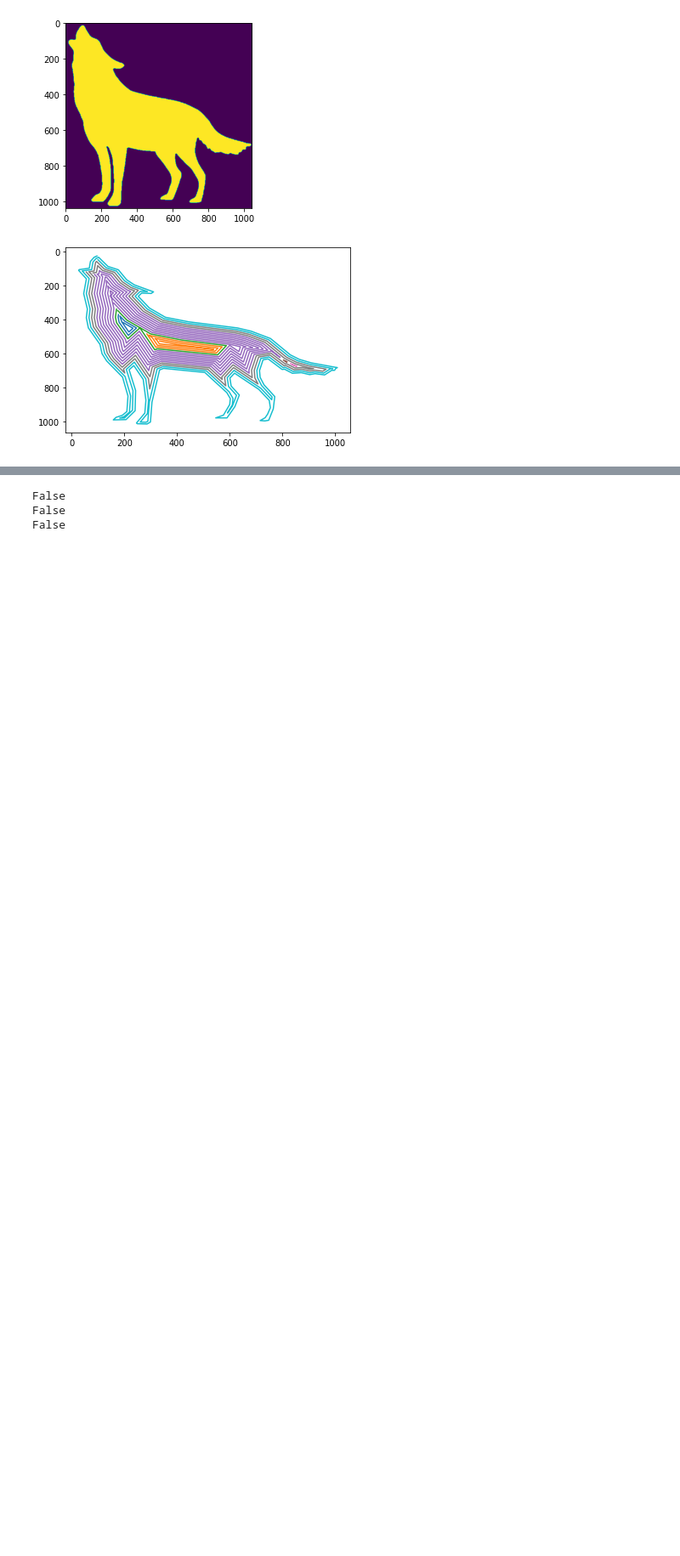
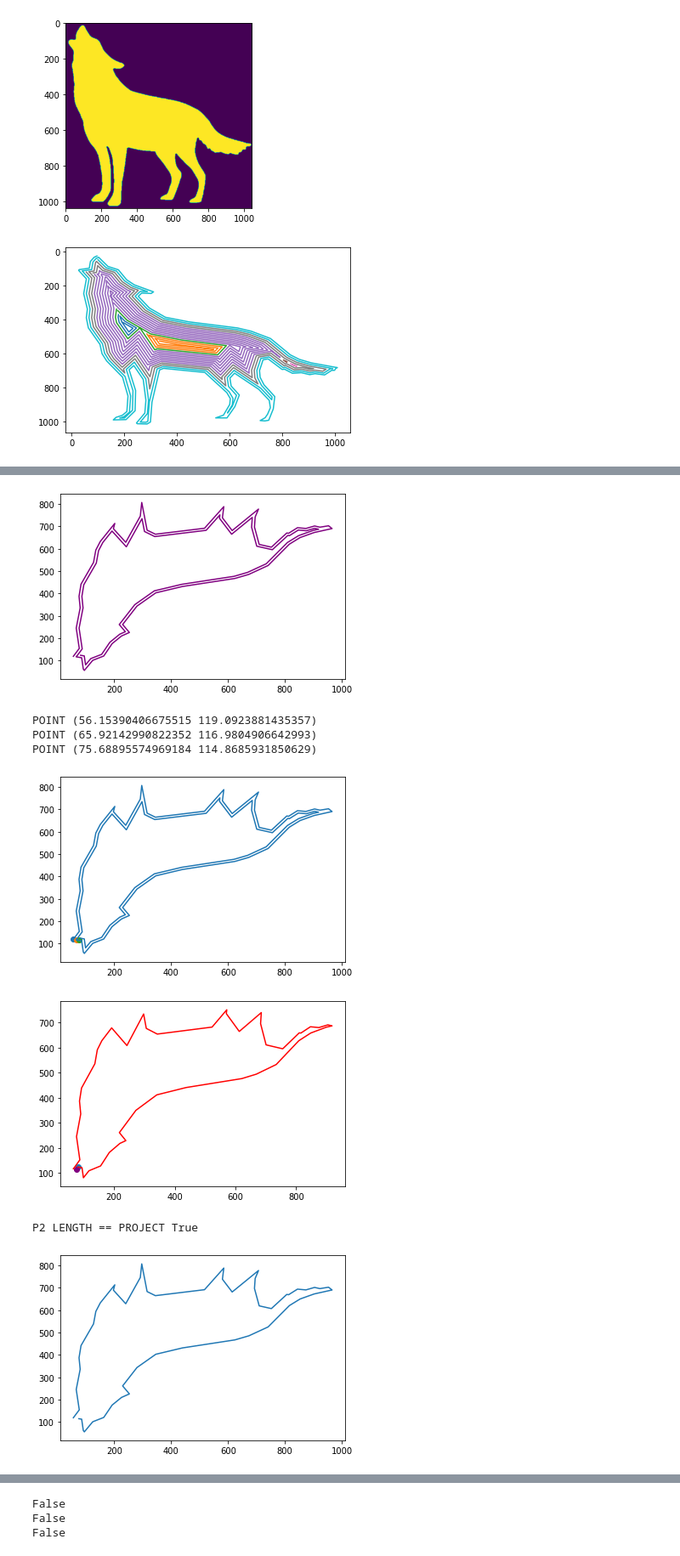
Before and after one commit to ejbosia/Fermat-Spirals, a Jupyter notebook: Fermat Spiral Paper.ipynb, the cells around one changed output, grey strips where cells are left out. Shown at 85% size. Saved outputs shown, nothing was run; the diff lists cells and outputs as text; code cells hidden in the pictures; blank space fills up the shorter version.

Commit message:
Working (but messy) fermat spirals
This seems to remove some of the issues. I need to double check that the outward spiral is correct

```diff
--- a/Fermat Spiral Paper.ipynb
+++ b/Fermat Spiral Paper.ipynb
@@ -158,6 +158,29 @@ def calculate_end(contour, start, radius):
                     point = p
 
             return point
+
+# calculate the closest point to the start
+def calculate_start(contour, start, radius):
+
+        int_buff = start.buffer(distance).exterior
+
+        # get the intersection points
+        int_points = int_buff.intersection(contour)
+
+        min_dis = contour.length
+        point = None
+
+        if int_points.is_empty:
+            return None
+        else:
+            # find the farthest projected point
+            for p in int_points:
+                dis = contour.project(p)
+                if dis < min_dis:
+                    max_dis = dis
+                    point = p
+
+            return point
 # %%
 def cycle(contour, point):
 
@@ -296,7 +297,7 @@ def generate_total_path(result, distance):
 
     results = spiral_path(contour_family, distance)
 
-    convert_fermat(results, distance)
+    # convert_fermat(results, distance)
 
     total_path.append(results)
 
@@ -307,6 +308,7 @@ def generate_total_path(result, distance):
 def execute(image, distance ,fnc):
 
     total_path = []
+    dist_transform = []
 
     # create the polygons from the image
     contours = generate_border_lines(image)
@@ -324,6 +326,7 @@ def execute(image, distance ,fnc):
         # if there is a result, run the path generation function on the result
         if result:
             total_path.extend(fnc(result, distance))
+            dist_transform.append(result)
 
     return total_path
 # %%
@@ -348,7 +493,7 @@ distance = 10
 
 image = cv2.imread(os.path.join(folder,'wolf.png'),0)
 
-path = execute(image, distance, generate_total_path)
+path, polygons = execute(image, distance, generate_total_path)
 plt.show()
 plot_recursive_path(path)
 plt.gca().invert_yaxis()
@@ -363,0 +503,17 @@ plot_recursive_path(path)
+# %%
+%matplotlib inline
+
+test = path[7]
+
+plot_path(test,color='purple')
+plt.show()
+convert_fermat(test, distance)
+# %% [output]
+[figure, added]
+POINT (56.15390406675515 119.0923881435357)
+POINT (65.92142990822352 116.9804906642993)
+POINT (75.68895574969184 114.8685931850629)
+[figure, added]
+[figure, added]
+P2 LENGTH == PROJECT True
+[figure, added]
```
Also changed, not shown: parts of 5 cells of this notebook.
